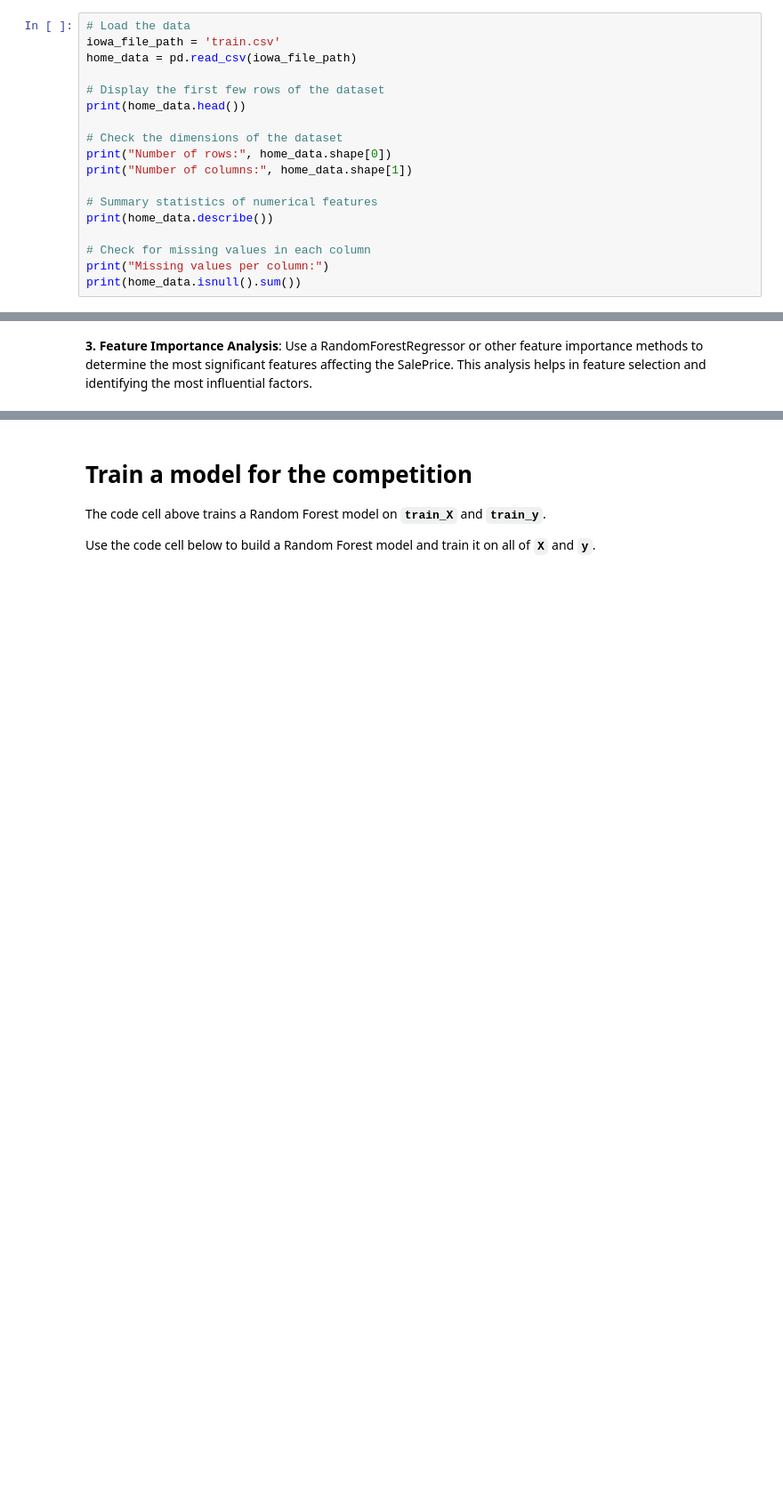
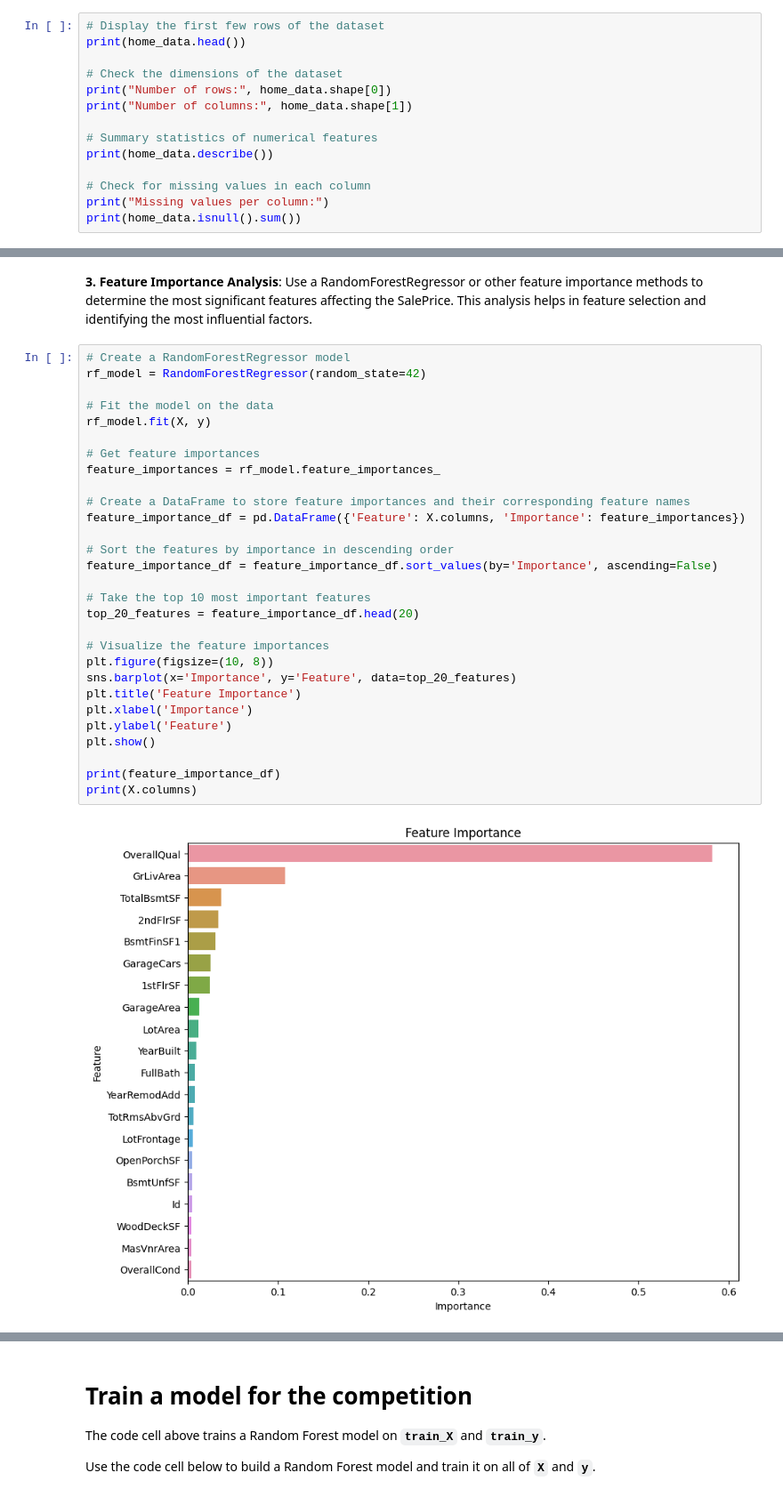
Before and after one commit to danikvh/Kaggle, a Jupyter notebook: Competitions/1. Housing Prices Competition/1. Housing Prices Competition.ipynb, the cells around one changed output, grey strips where cells are left out. Shown at 89% size. Cells and saved outputs as stored; diff of their text form; blank space fills up the shorter version.

Commit message:
Feature importance analyisis

```diff
--- a/Competitions/1. Housing Prices Competition/1. Housing Prices Competition.ipynb
+++ b/Competitions/1. Housing Prices Competition/1. Housing Prices Competition.ipynb
@@ -84,10 +85,6 @@ y = home_data.SalePrice
 # %% [markdown]
 **1. Data Exploration**: Start by exploring the dataset using summary statistics and visualization techniques to get an overview of the data distribution, missing values, and any potential outliers.
 # %%
-# Load the data
-iowa_file_path = 'train.csv'
-home_data = pd.read_csv(iowa_file_path)
-
 # Display the first few rows of the dataset
 print(home_data.head())
 
@@ -162,2 +223,33 @@ continuous_features = ['LotArea', 'GrLivArea',  'YearBuilt', 'YearRemodAdd','1st
 # %% [markdown]
 **3. Feature Importance Analysis**:  Use a RandomForestRegressor or other feature importance methods to determine the most significant features affecting the SalePrice. This analysis helps in feature selection and identifying the most influential factors.
+# %%
+# Create a RandomForestRegressor model
+rf_model = RandomForestRegressor(random_state=42)
+
+# Fit the model on the data
+rf_model.fit(X, y)
+
+# Get feature importances
+feature_importances = rf_model.feature_importances_
+
+# Create a DataFrame to store feature importances and their corresponding feature names
+feature_importance_df = pd.DataFrame({'Feature': X.columns, 'Importance': feature_importances})
+
+# Sort the features by importance in descending order
+feature_importance_df = feature_importance_df.sort_values(by='Importance', ascending=False)
+
+# Take the top 10 most important features
+top_20_features = feature_importance_df.head(20)
+
+# Visualize the feature importances
+plt.figure(figsize=(10, 8))
+sns.barplot(x='Importance', y='Feature', data=top_20_features)
+plt.title('Feature Importance')
+plt.xlabel('Importance')
+plt.ylabel('Feature')
+plt.show()
+
+print(feature_importance_df)
+print(X.columns)
+# %% [output]
+[figure, added]
```
Also changed, not shown: parts of 9 cells of this notebook.
